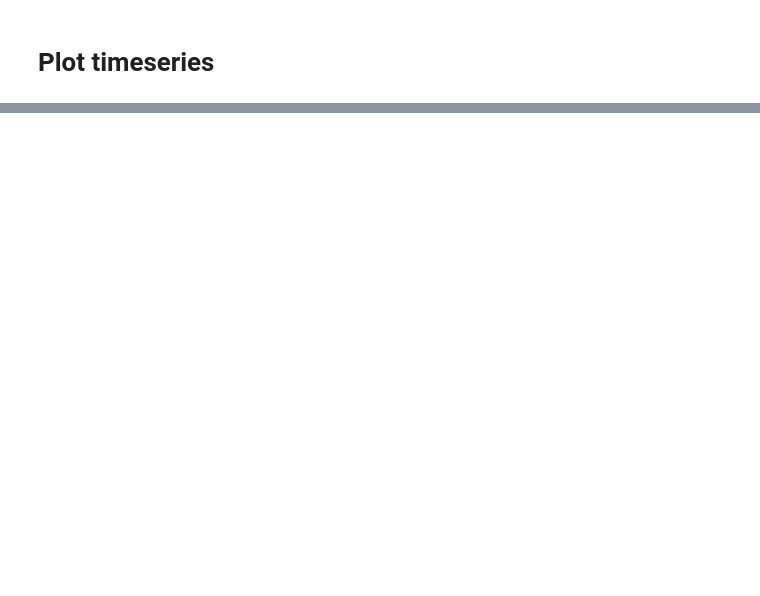
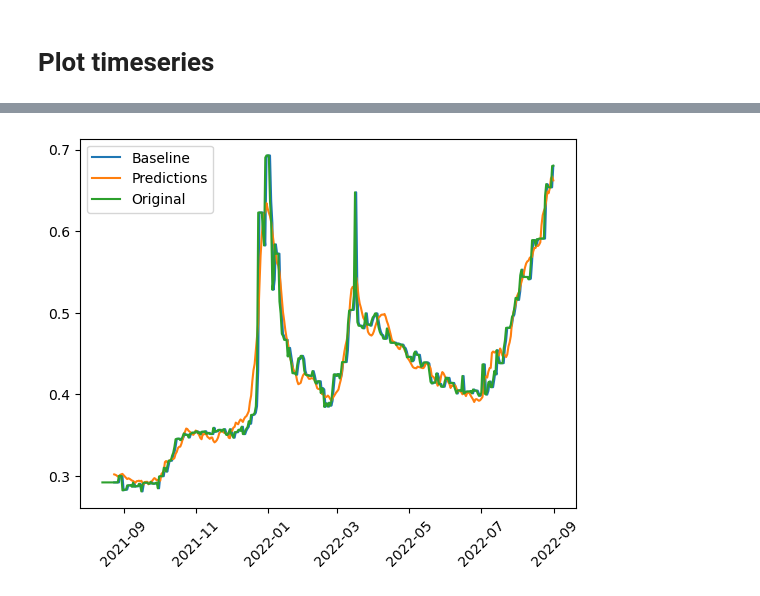
Before and after one commit to michael-fuest/DAiA-EON, a Jupyter notebook: model_performance2.ipynb, the cells around one changed output, grey strips where cells are left out. Cells and saved outputs as stored; diff of their text form; code cells hidden in the pictures; blank space fills up the shorter version.

```diff
--- a/model_performance2.ipynb
+++ b/model_performance2.ipynb
@@ -430,0 +405,4 @@ def reverse_normalization(df):
+# %%
+lstm_model.plot(window = window, df = train_df)
+# %% [output]
+[figure, added]
```
Also changed, not shown: parts of 31 cells of this notebook.
